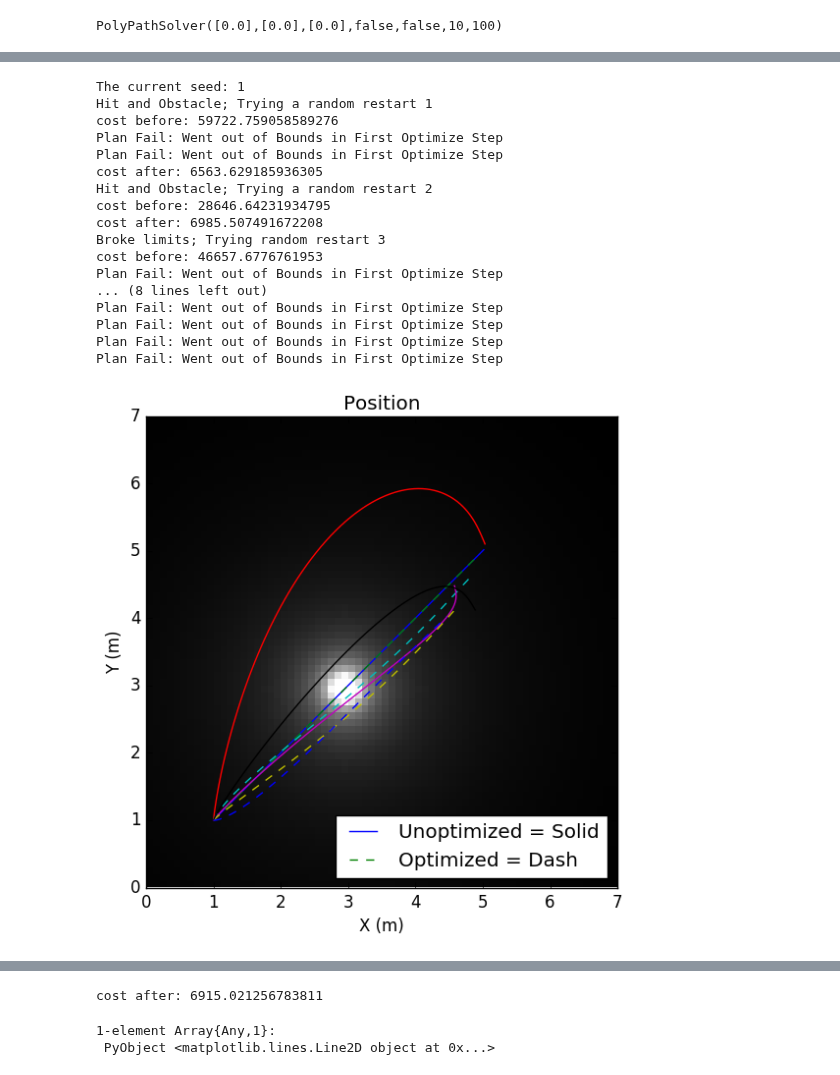
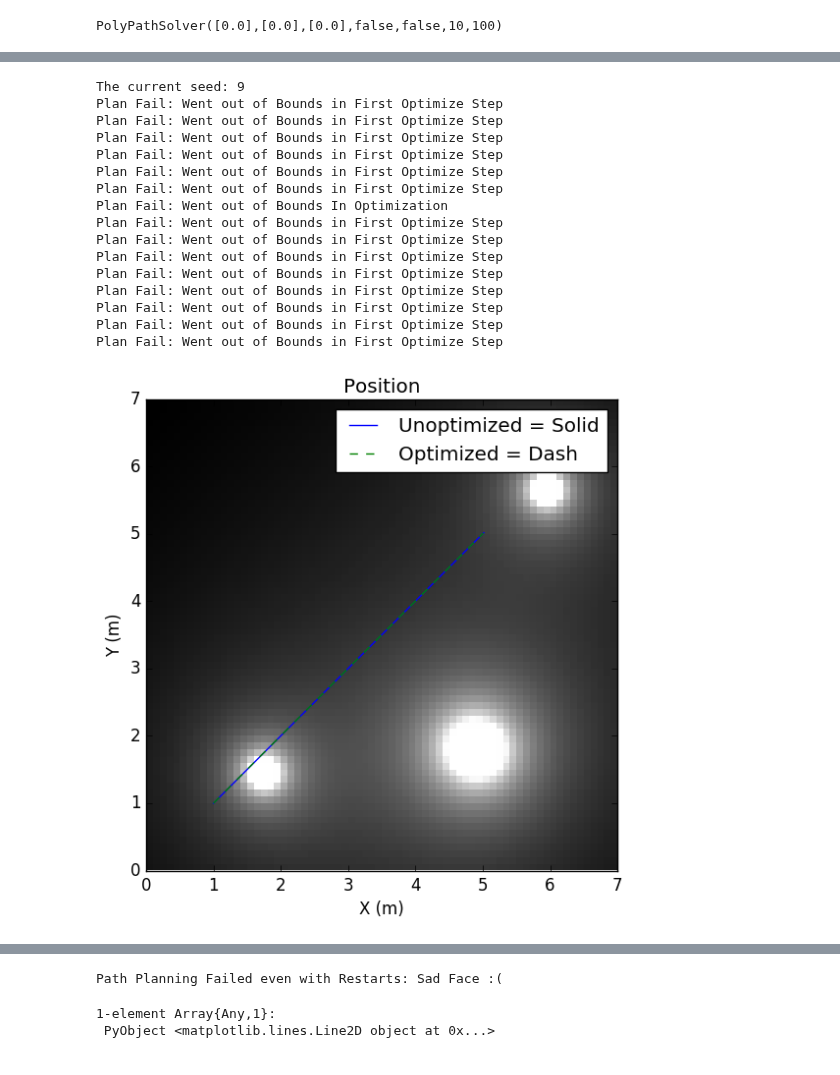
Before and after one commit to stefantj/polynomial-path-smoothing, a Jupyter notebook: TestingBestLocalPlanner.ipynb, the cells around one changed output, grey strips where cells are left out. Saved outputs shown, nothing was run; the diff lists cells and outputs as text; code cells hidden in the pictures.

```diff
--- a/TestingBestLocalPlanner.ipynb
+++ b/TestingBestLocalPlanner.ipynb
@@ -27,7 +27,7 @@ WARNING: Method definition selfGradientDescent(Main.PathSol, Main.PathProblem, M
 tuningI = TuningParams([0;1;0;1;0],    # q_coeff::Vector{Int64}
                        [500.0;5000.0;5000.0],    # softConstrWeights::Vector{Float64}
                         0.2,           # numericVelWeight::Float64
-                        0.4,             # obstacleWeight::Float64
+                        25,             # obstacleWeight::Float64
                         0.1,           # derivativeWeight::Float64
                         0.02,          # precision::Float64
                         100,            # iterations::Int64
@@ -43,15 +43,19 @@ tuningI = TuningParams([0;1;0;1;0],    # q_coeff::Vector{Int64}
                         100,           # timeRes::Int64
                         0.01,          # precisionVel::Float64
                         0.95,          # percentAcc::Float64
-                        100.0,           # accelWeight::Float64
-                        0.5);          # perturbation::Float64
+                        10000.0,           # accelWeight::Float64
+                        10,          # perturbation::Float64
+                        0.25,        # posMaxAdd::Float64
+                        0.05,         # velMaxAdd::Float64
+                        0.05,         # accelMaxAdd::Float64
+                        1);          # jerkMaxAdd::Float64
 problem = PathProblem( [1.0 0.0 0.0;        # x
                         1.0 0.0 0.0;        # y
                         1.0 0.0 0.0],       # z  #start_config::Array{Float64,2}
                        [5.0 0.0 0.0;                # x
                         5.0 0.0 0.0;                # y
                         7.0 0.0 0.0]'',             # z #end_config::Array{Float64,2}
-[true,true,true],              # soft_constr::Vector{Bool}
+[true,true,false],              # soft_constr::Vector{Bool}
                         true,               # DijkstraNotFMT::Bool
                         zeros(0,2),         # PconstrFixed::Array{Float64,2}
     #TODO: actually create a constructor function to construct the constr* and time index vectors
@@ -214,7 +193,7 @@ hallwayTest(tuningI,#hallTuning::TuningParams,
 FATAL_OBJECT = 255;
 
 #set up seed for randomness
-seedForRandomness = 1;
+seedForRandomness =9;
 println("The current seed: ", seedForRandomness)
 srand(seedForRandomness);
 
@@ -231,7 +210,7 @@ solvHelp = PolyPathSolver(  [0.0]'', #PA_inv::Array{Float64,2}
                             10,      #    counterRestart::Int64
                             100);    #    counterVerified::Int64
 #Create a costmap
-problem.costmap = createCostMap(1,problem);
+problem.costmap = createCostMap(4,problem);
 problem.Pgrid_elementNum = round(Int64,ceil(problem.grid_extent/problem.grid_resolution));
 
 #If dijkstras Create a normalized direction vector
@@ -290,12 +269,6 @@ while(solvHelp.PunVerified)
     end
     #If verified do not say verified  until next verify
 
-    #Create vel, accel, and jerk matrices
-    #TODO: Make better with a loop or another function?
-    matVel = createDerivMat(problem.Pdegree, 1);
-    matAcc = createDerivMat(problem.Pdegree, 2);
-    matJerk = createDerivMat(problem.Pdegree, 3);
-
     #Plotting that can be removed later plots initial solution as a solid line
     debugPlot(solution, problem, tuningI)
 
@@ -324,9 +297,10 @@ while(solvHelp.PunVerified)
     #If verified do not say verified  until next verify
 end
 
-
+#Save temporary free constraints
+freeConstrFirst = problem.PconstrFree;
 #Start random restarts if hitting an obstacle
-restartCounter = 0;
+restartCounter = 10;
 while((any(problem.costmap[solution.cells] .>= FATAL_OBJECT) || solvHelp.PunVerified) &&
     restartCounter < tuningI.numberOfRandomRestarts)
     #Print message about hitting an obstacle and random restarting
@@ -380,7 +354,7 @@ while((any(problem.costmap[solution.cells] .>= FATAL_OBJECT) || solvHelp.PunVeri
             solvHelp.PunVerified = true;
         end
     end
-
+    problem.PconstrFree = freeConstrFirst;
     restartCounter += 1;
 end
 
@@ -389,44 +363,43 @@ if(restartCounter >= tuningI.numberOfRandomRestarts)
     println("Path Planning Failed even with Restarts: Sad Face :(")
 end
 
 
 if(!solvHelp.PoutOfBounds)
     figure(1)
     imshow( flipCostmap(problem.costmap),
             cmap = "gray",
             interpolation="none",
             extent=[0,problem.grid_extent,0,problem.grid_extent])
     #PLOT optimized function?
 else
     #Plotting that will occur if path goes out of bounds
     debugPlot(solution, problem, tuningI)
 end
 
 #####DEBUGGING With Labels Home Dog!###############
 legend(["Unoptimized = Solid", "Optimized = Dash"], loc = "Best")
 pathCellPlot(problem, solution, tuningI)
 figure(3)
 times = linspace(0,solution.totTime, tuningI.timeRes)
 plot(times, ones(size(times))*tuningI.max_accel)
 ###########################
 
 #Return path
 # %% [output]
-The current seed: 1
-Hit and Obstacle; Trying a random restart 1
-cost before: 59722.759058589276
-Plan Fail: Went out of Bounds in First Optimize Step
-Plan Fail: Went out of Bounds in First Optimize Step
-cost after: 6563.629185936305
-Hit and Obstacle; Trying a random restart 2
-cost before: 28646.64231934795
-cost after: 6985.507491672208
-Broke limits; Trying random restart 3
-cost before: 46657.6776761953
-Plan Fail: Went out of Bounds in First Optimize Step
-... (8 lines left out)
+The current seed: 9
 Plan Fail: Went out of Bounds in First Optimize Step
 Plan Fail: Went out of Bounds in First Optimize Step
 Plan Fail: Went out of Bounds in First Optimize Step
 Plan Fail: Went out of Bounds in First Optimize Step
+Plan Fail: Went out of Bounds in First Optimize Step
+Plan Fail: Went out of Bounds in First Optimize Step
+Plan Fail: Went out of Bounds In Optimization
+Plan Fail: Went out of Bounds in First Optimize Step
+Plan Fail: Went out of Bounds in First Optimize Step
+Plan Fail: Went out of Bounds in First Optimize Step
+Plan Fail: Went out of Bounds in First Optimize Step
+Plan Fail: Went out of Bounds in First Optimize Step
+Plan Fail: Went out of Bounds in First Optimize Step
+Plan Fail: Went out of Bounds in First Optimize Step
+Plan Fail: Went out of Bounds in First Optimize Step
-[figure, old version]
+[figure, new version]
@@ -437,4 +410,4 @@ Plan Fail: Went out of Bounds in First Optimize Step
-cost after: 6915.021256783811
+Path Planning Failed even with Restarts: Sad Face :(
 1-element Array{Any,1}:
  PyObject <matplotlib.lines.Line2D object at 0x...>
 # %%
```
Also changed, not shown: parts of 3 cells of this notebook, 2 other files.
